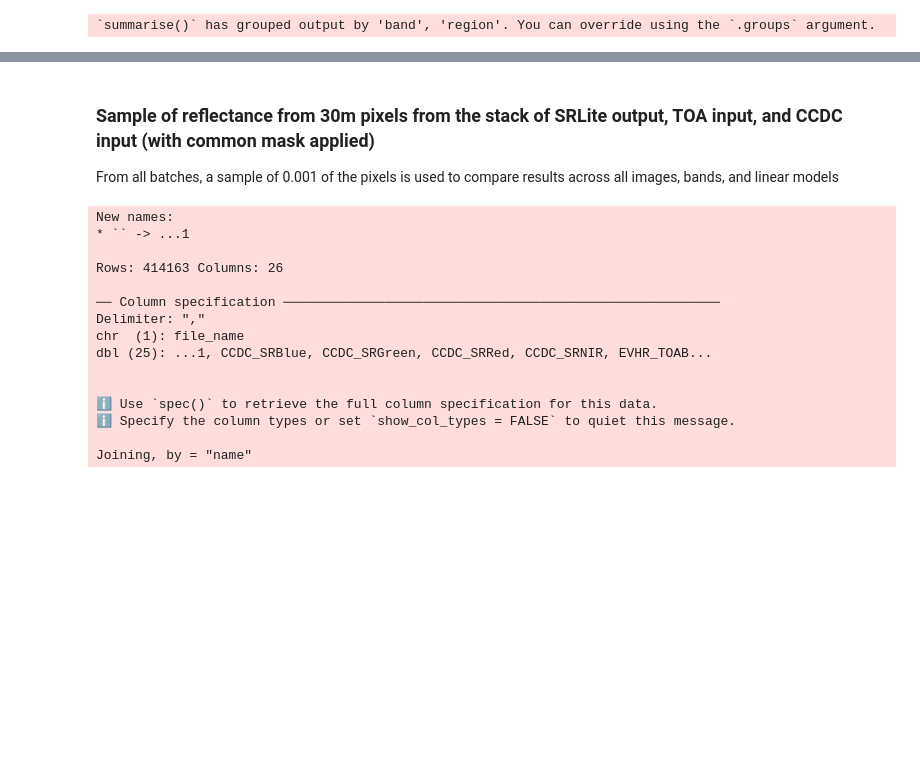
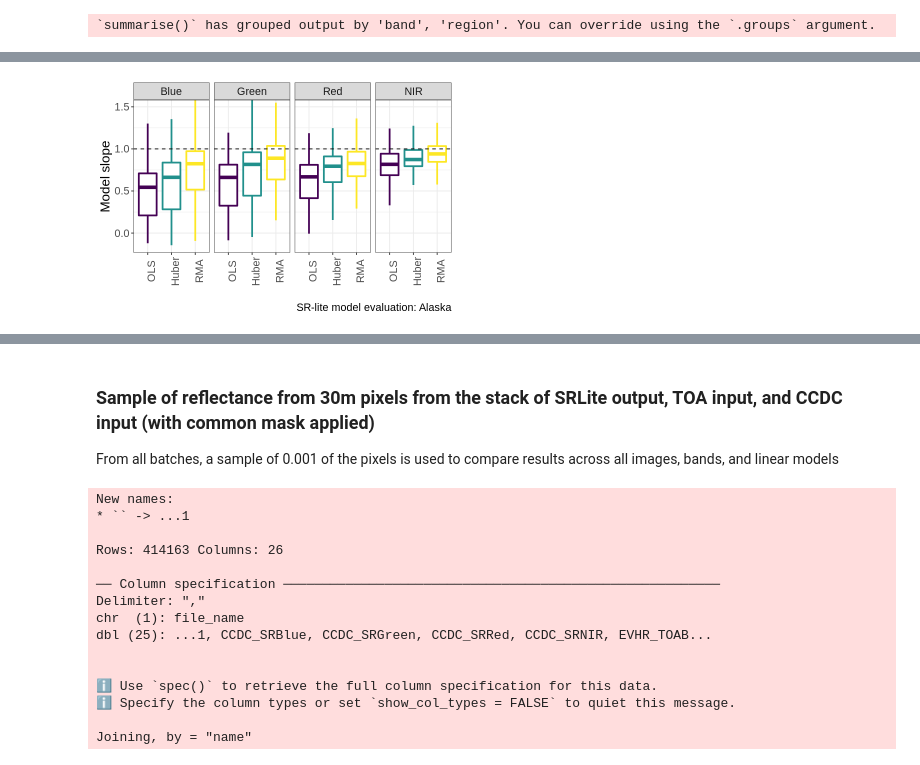
Before and after one commit to pahbs/geoscitools, a Jupyter notebook: srlite_igarss_results.ipynb, the cells around one changed output, grey strips where cells are left out. Saved outputs shown, nothing was run; the diff lists cells and outputs as text; code cells hidden in the pictures; blank space fills up the shorter version.

```diff
--- a/srlite_igarss_results.ipynb
+++ b/srlite_igarss_results.ipynb
@@ -160,3 +203,9 @@ make_model_stats_boxplots(df_tmp, explained_variance, 'Model explained variance'
+# %%
+options(repr.plot.width = 6, repr.plot.height = 4)
+p = make_model_stats_boxplots(df_tmp, slope, 'Model slope', y_intercept=1)
+p + labs(caption = paste0('SR-lite model evaluation: ', REGION )) + coord_cartesian(ylim = c(-0.15,1.5))
+# %% [output]
+[figure, added]
 # %%
 quantile(df_tmp.m$value, na.rm=TRUE)[2]
 # %% [output]
```
Also changed, not shown: parts of 31 cells of this notebook, 9 other files.
